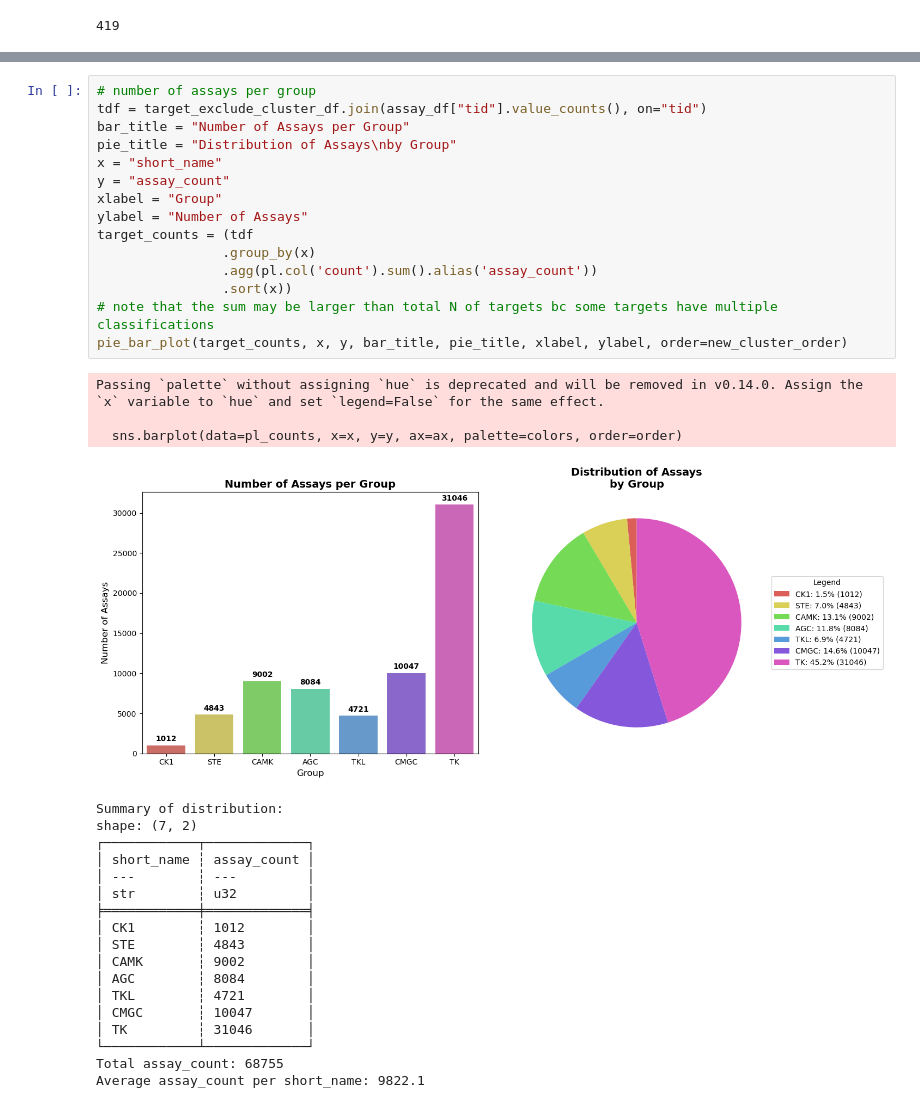
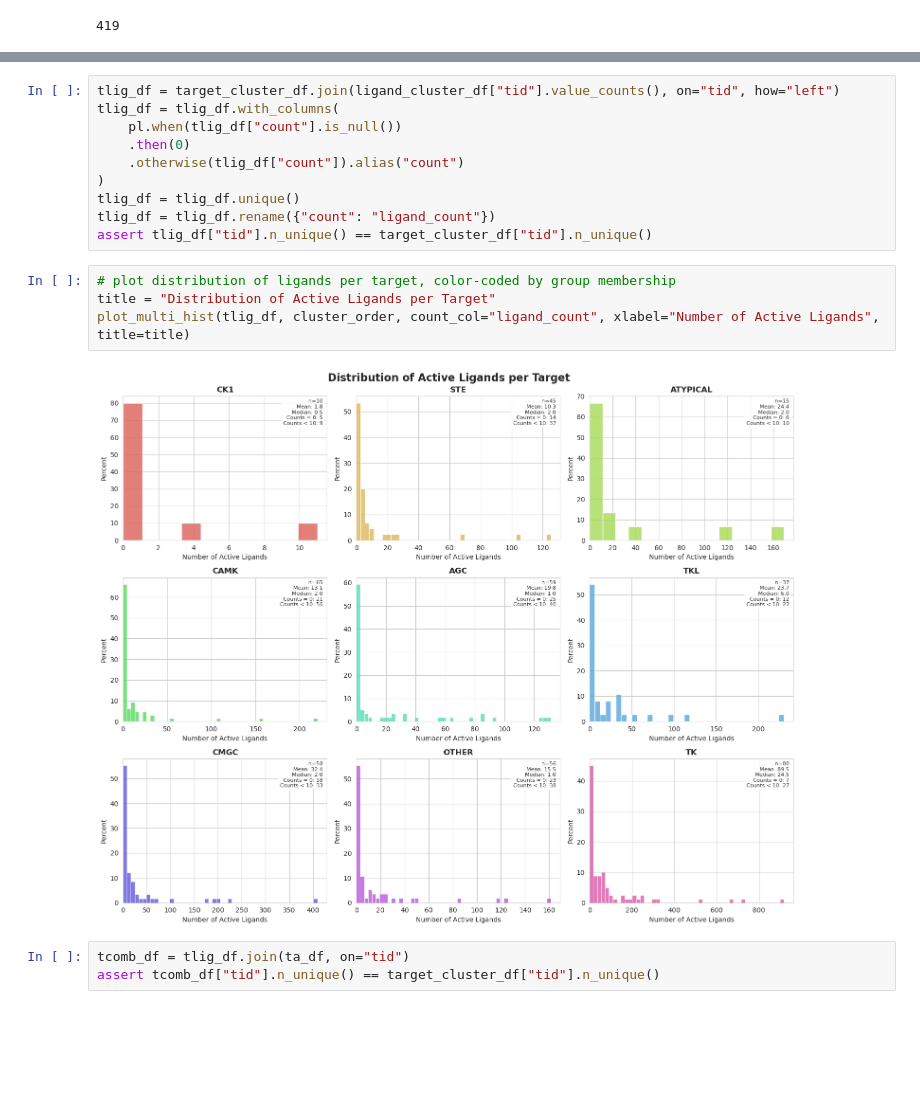
Before and after one commit to Jack-42/ligandActivityAnalysis, a Jupyter notebook: notebooks/exploratory_analysis.ipynb, the cells around one changed output, grey strips where cells are left out. Drawn from its saved outputs; the diff is of its cells as text; blank space fills up the shorter version.

```diff
--- a/notebooks/exploratory_analysis.ipynb
+++ b/notebooks/exploratory_analysis.ipynb
@@ -571,37 +619,19 @@ Passing `palette` without assigning `hue` is deprecated and will be removed in v
-# %%
-# number of assays per group
-tdf = target_exclude_cluster_df.join(assay_df["tid"].value_counts(), on="tid")
-bar_title = "Number of Assays per Group"
-pie_title = "Distribution of Assays\nby Group"
-x = "short_name"
-y = "assay_count"
-xlabel = "Group"
-ylabel = "Number of Assays"
-target_counts = (tdf
-                .group_by(x)
-                .agg(pl.col('count').sum().alias('assay_count'))
-                .sort(x))
-# note that the sum may be larger than total N of targets bc some targets have multiple classifications
-pie_bar_plot(target_counts, x, y, bar_title, pie_title, xlabel, ylabel, order=new_cluster_order)
-# %% [output]
-Passing `palette` without assigning `hue` is deprecated and will be removed in v0.14.0. Assign the `x` variable to `hue` and set `legend=False` for the same effect.
-
-  sns.barplot(data=pl_counts, x=x, y=y, ax=ax, palette=colors, order=order)
-[figure, removed]
-Summary of distribution:
-shape: (7, 2)
-┌────────────┬─────────────┐
-│ short_name ┆ assay_count │
-│ ---        ┆ ---         │
-│ str        ┆ u32         │
-╞════════════╪═════════════╡
-│ CK1        ┆ 1012        │
-│ STE        ┆ 4843        │
-│ CAMK       ┆ 9002        │
-│ AGC        ┆ 8084        │
-│ TKL        ┆ 4721        │
-│ CMGC       ┆ 10047       │
-│ TK         ┆ 31046       │
-└────────────┴─────────────┘
-Total assay_count: 68755
-Average assay_count per short_name: 9822.1
+# %%
+tlig_df = target_cluster_df.join(ligand_cluster_df["tid"].value_counts(), on="tid", how="left")
+tlig_df = tlig_df.with_columns(
+    pl.when(tlig_df["count"].is_null())
+    .then(0)
+    .otherwise(tlig_df["count"]).alias("count")
+)
+tlig_df = tlig_df.unique()
+tlig_df = tlig_df.rename({"count": "ligand_count"})
+assert tlig_df["tid"].n_unique() == target_cluster_df["tid"].n_unique()
+# %%
+# plot distribution of ligands per target, color-coded by group membership
+title = "Distribution of Active Ligands per Target"
+plot_multi_hist(tlig_df, cluster_order, count_col="ligand_count", xlabel="Number of Active Ligands", title=title)
+# %% [output]
+[figure, added]
+# %%
+tcomb_df = tlig_df.join(ta_df, on="tid")
+assert tcomb_df["tid"].n_unique() == target_cluster_df["tid"].n_unique()
```
Also changed, not shown: parts of 20 cells of this notebook, 1 other file.
